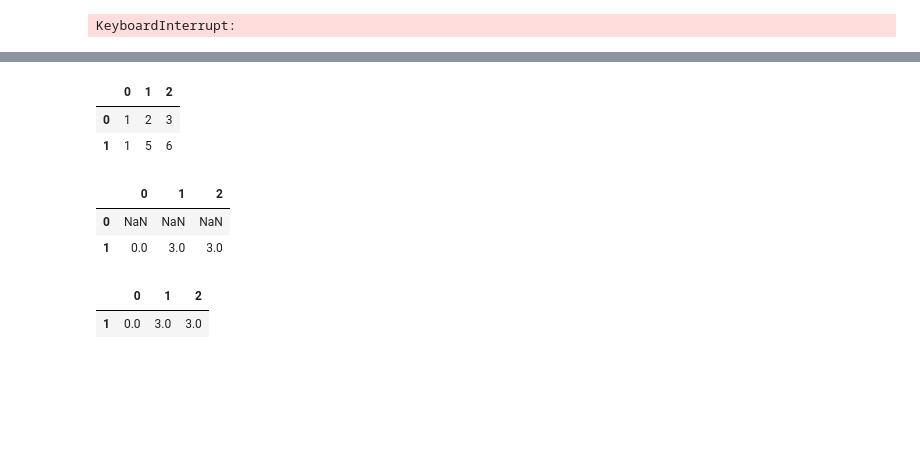
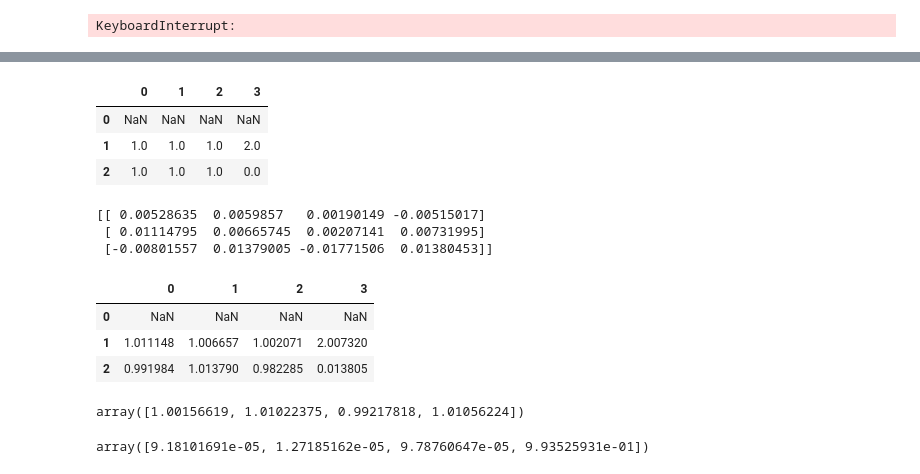
Before and after one commit to 666WXY666/aiops2022, a Jupyter notebook: utils/vision/data_vision_wxy.ipynb, the cells around one changed output, grey strips where cells are left out. Saved outputs shown, nothing was run; the diff lists cells and outputs as text; code cells hidden in the pictures; blank space fills up the shorter version.

```diff
--- a/utils/vision/data_vision_wxy.ipynb
+++ b/utils/vision/data_vision_wxy.ipynb
@@ -478,30 +490,77 @@ KeyboardInterrupt:
 # %%
 import pandas as pd
 import numpy as np
+import joblib
+from sklearn.preprocessing import StandardScaler
 # df_60min = pd.DataFrame([[1, 2, 3], [1, 5, 6], [1, 8, 9], [1, 2, 3], [
 #                         1, 5, 6], [1, 8, 9], [1, 2, 3], [1, 5, 6], [1, 8, 9], [1, 2, 3], [1, 5, 6], [1, 8, 9],[10, 11, 12]], columns=['a', 'b', 'c'])
 # sigma_n = 3
 # df_60min_mean = np.mean(df_60min.values,axis=0)
 # df_60min_std = np.std(df_60min.values,axis=0)
 # display(df_60min_mean,df_60min_std)
 # threshold1 = df_60min_mean - sigma_n * df_60min_std
 # threshold2 = df_60min_mean + sigma_n * df_60min_std
 # display(threshold1,threshold2)
 # for i in range(3):
 # 	df_60min.iloc[:, i]=df_60min.iloc[:, i].apply(lambda x: df_60min_mean[i] if x < threshold1[i] or x > threshold2[i] else x)
 # df_60min
 
-d=pd.DataFrame([[1, 2, 3], [1, 5, 6]])
-display(d)
-d=d.diff()
-display(d)
-d.iloc[-1:,:]
+# display(d)
+# d=d.diff()
+# display(d)
+# d.iloc[-1:,:]
+# kpi_list = joblib.load('../../data/kpi_list.pkl')
+# kpi_list = kpi_list[:1000]
+# display(len(kpi_list))
+# df_kpi = pd.DataFrame(
+#     kpi_list, columns=['timestamp', 'cmdb_id', 'kpi_name', 'value'])
+# df_kpi
+
+a = pd.DataFrame([[1, 1, 1, 1], [2, 2, 2, 3], [3, 3, 3, 3]])
+a=a.diff()
+display(a)
+online_std_scaler = StandardScaler()
+
+
+def noise_clean(df, std):
+    df = df.copy()
+
+    # 过滤异常值
+    sigma_n = 3
+    df_mean = np.mean(df.values, axis=0)
+    df_std = np.std(df.values, axis=0)
+    threshold1 = df_mean - sigma_n * df_std
+    threshold2 = df_mean + sigma_n * df_std
+    for i in range(4):
+        df.iloc[:, i] = df.iloc[:, i].apply(
+            lambda x: df_mean[i] if x < threshold1[i] or x > threshold2[i] else x)
+
+    random_nums = []
+    for i in range(4):
+        random_nums.append(np.random.normal(0, 0.01*std[i], size=3))
+    random_nums = np.array(random_nums).T
+    print(random_nums)
+    df = df + random_nums
+
+    return df
+
+
+b = noise_clean(a, [1, 1, 1, 1])
+display(b)
+online_std_scaler.fit(b.values)
+display(online_std_scaler.mean_)
+online_std_scaler.var_
 # %% [output]
-|  | 0 | 1 | 2 |
-| 0 | 1 | 2 | 3 |
-| 1 | 1 | 5 | 6 |
+|  | 0 | 1 | 2 | 3 |
+| 0 | NaN | NaN | NaN | NaN |
+| 1 | 1.0 | 1.0 | 1.0 | 2.0 |
+| 2 | 1.0 | 1.0 | 1.0 | 0.0 |
+[[ 0.00528635  0.0059857   0.00190149 -0.00515017]
+ [ 0.01114795  0.00665745  0.00207141  0.00731995]
+ [-0.00801557  0.01379005 -0.01771506  0.01380453]]
-|  | 0 | 1 | 2 |
-| 0 | NaN | NaN | NaN |
-| 1 | 0.0 | 3.0 | 3.0 |
+|  | 0 | 1 | 2 | 3 |
+| 0 | NaN | NaN | NaN | NaN |
+| 1 | 1.011148 | 1.006657 | 1.002071 | 2.007320 |
+| 2 | 0.991984 | 1.013790 | 0.982285 | 0.013805 |
-|  | 0 | 1 | 2 |
-| 1 | 0.0 | 3.0 | 3.0 |
+array([1.00156619, 1.01022375, 0.99217818, 1.01056224])
+array([9.18101691e-05, 1.27185162e-05, 9.78760647e-05, 9.93525931e-01])
```
Also changed, not shown: parts of 6 cells of this notebook, 4 other files.
